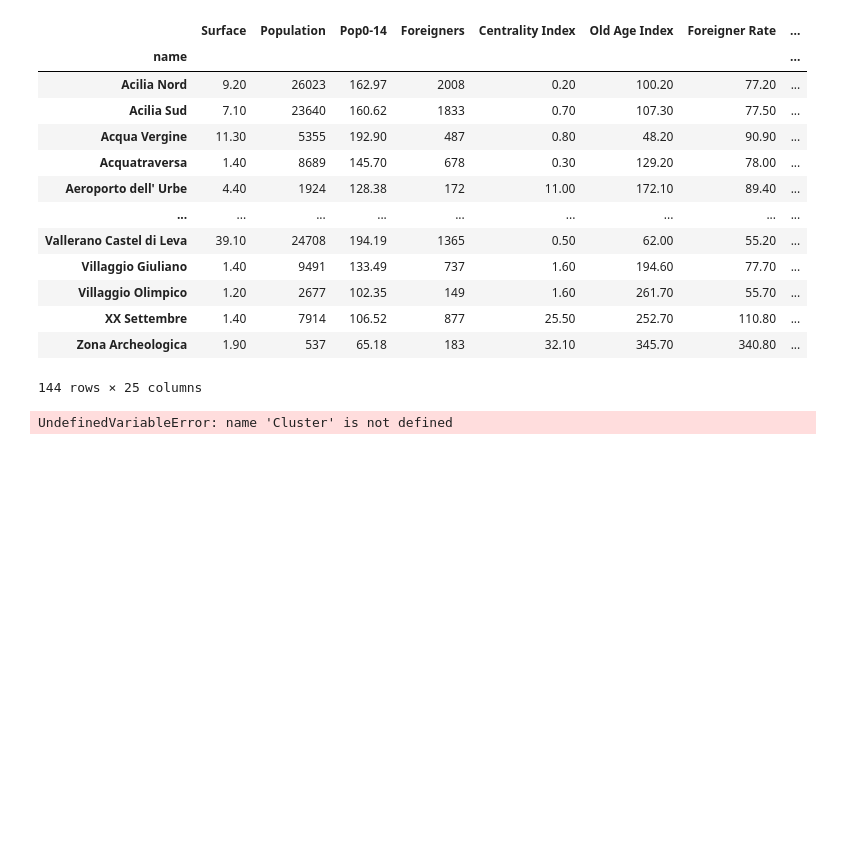
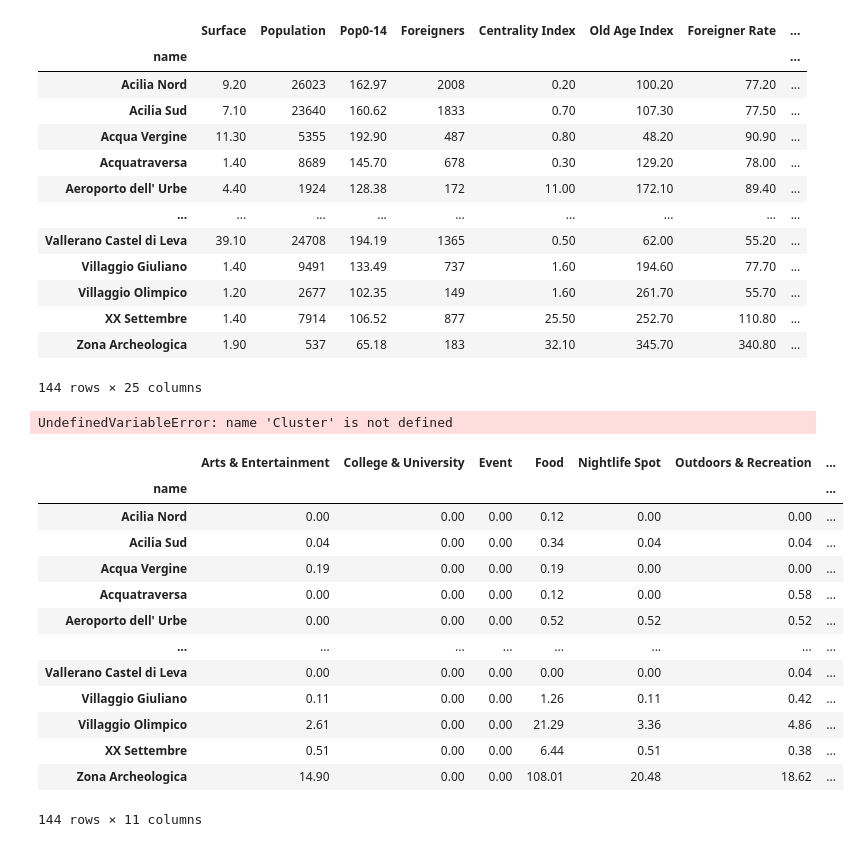
Before and after one commit to MicheleGava/battle_of_neighborhoods_w1, a Jupyter notebook: _exp.ipynb, the cells around one changed output. Drawn from its saved outputs; the diff is of its cells as text; code cells hidden in the pictures; blank space fills up the shorter version.

```diff
--- a/_exp.ipynb
+++ b/_exp.ipynb
@@ -418,3 +440,25 @@ final_df
 zones_0 = final_df.query('Cluster == 0').index.values
 # %% [output]
 UndefinedVariableError: name 'Cluster' is not defined
+# %%
+with open('final_df.pkl','rb') as f:
+    final_df = pickle.load(f)
+# %%
+venues_features = final_df.columns[14:25]
+# %%
+final_df[venues_features]
+# %% [output]
+|  | Arts & Entertainment | College & University | Event | Food | Nightlife Spot | Outdoors & Recreation | ... |
+| name |  |  |  |  |  |  | ... |
+| Acilia Nord | 0.00 | 0.00 | 0.00 | 0.12 | 0.00 | 0.00 | ... |
+| Acilia Sud | 0.04 | 0.00 | 0.00 | 0.34 | 0.04 | 0.04 | ... |
+| Acqua Vergine | 0.19 | 0.00 | 0.00 | 0.19 | 0.00 | 0.00 | ... |
+| Acquatraversa | 0.00 | 0.00 | 0.00 | 0.12 | 0.00 | 0.58 | ... |
+| Aeroporto dell' Urbe | 0.00 | 0.00 | 0.00 | 0.52 | 0.52 | 0.52 | ... |
+| ... | ... | ... | ... | ... | ... | ... | ... |
+| Vallerano Castel di Leva | 0.00 | 0.00 | 0.00 | 0.00 | 0.00 | 0.04 | ... |
+| Villaggio Giuliano | 0.11 | 0.00 | 0.00 | 1.26 | 0.11 | 0.42 | ... |
+| Villaggio Olimpico | 2.61 | 0.00 | 0.00 | 21.29 | 3.36 | 4.86 | ... |
+| XX Settembre | 0.51 | 0.00 | 0.00 | 6.44 | 0.51 | 0.38 | ... |
+| Zona Archeologica | 14.90 | 0.00 | 0.00 | 108.01 | 20.48 | 18.62 | ... |
+144 rows × 11 columns
```
Also changed, not shown: parts of 3 cells of this notebook, 3 other files.
